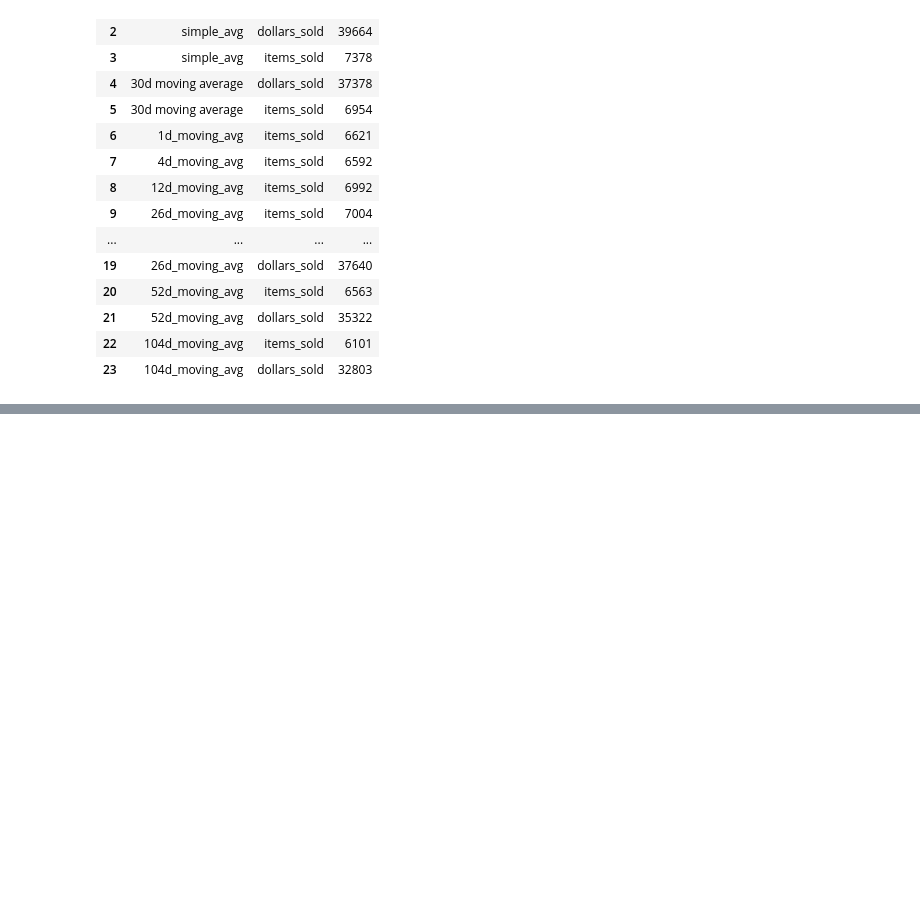
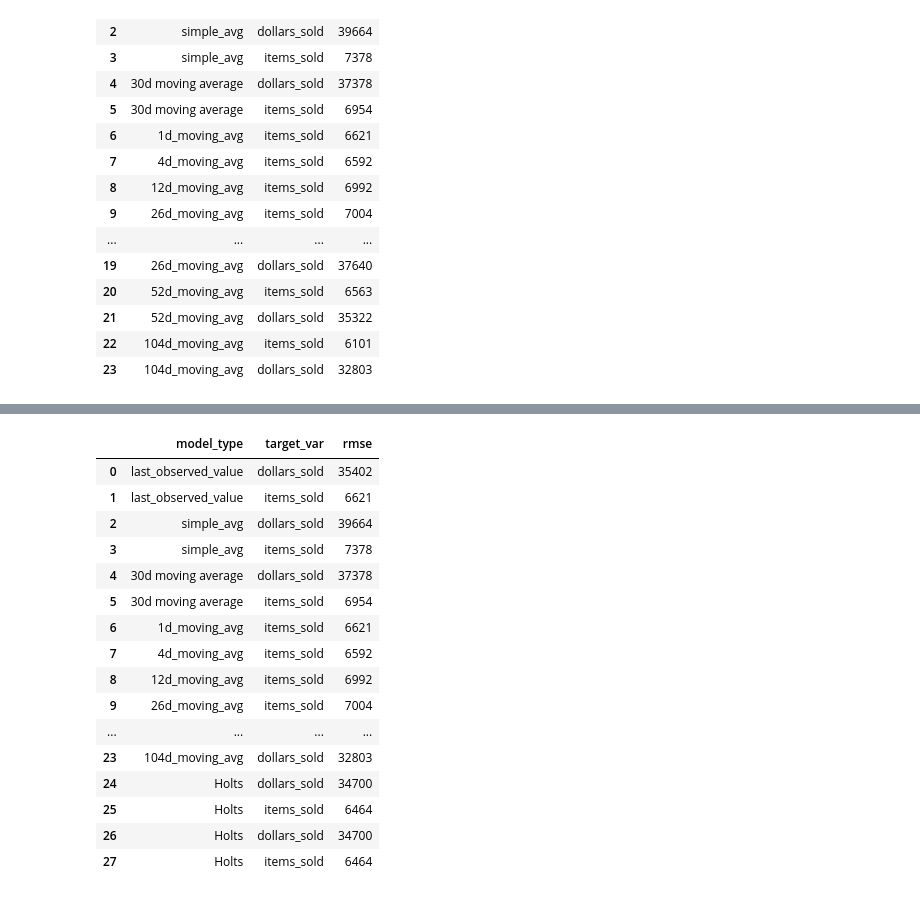
Before and after one commit to lukewbecker/time-series-exercises, a Jupyter notebook: modeling_lesson_walkthrough.ipynb, the cells around one changed output, grey strips where cells are left out. Drawn from its saved outputs; the diff is of its cells as text; code cells hidden in the pictures; blank space fills up the shorter version.

```diff
--- a/modeling_lesson_walkthrough.ipynb
+++ b/modeling_lesson_walkthrough.ipynb
@@ -357,0 +388,20 @@ Index(['dollars_sold', 'items_sold'], dtype='object')
+# %%
+eval_df
+# %% [output]
+|  | model_type | target_var | rmse |
+| 0 | last_observed_value | dollars_sold | 35402 |
+| 1 | last_observed_value | items_sold | 6621 |
+| 2 | simple_avg | dollars_sold | 39664 |
+| 3 | simple_avg | items_sold | 7378 |
+| 4 | 30d moving average | dollars_sold | 37378 |
+| 5 | 30d moving average | items_sold | 6954 |
+| 6 | 1d_moving_avg | items_sold | 6621 |
+| 7 | 4d_moving_avg | items_sold | 6592 |
+| 8 | 12d_moving_avg | items_sold | 6992 |
+| 9 | 26d_moving_avg | items_sold | 7004 |
+| ... | ... | ... | ... |
+| 23 | 104d_moving_avg | dollars_sold | 32803 |
+| 24 | Holts | dollars_sold | 34700 |
+| 25 | Holts | items_sold | 6464 |
+| 26 | Holts | dollars_sold | 34700 |
+| 27 | Holts | items_sold | 6464 |
```
Also changed, not shown: parts of 16 cells of this notebook.
